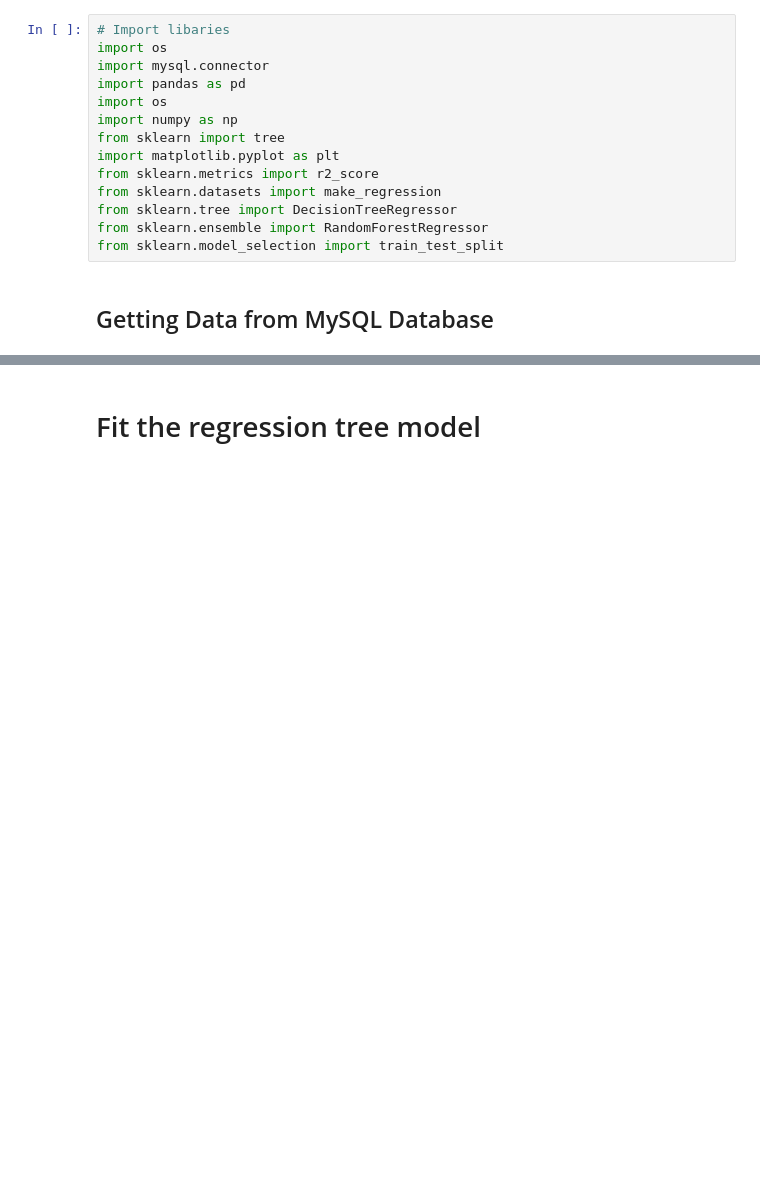
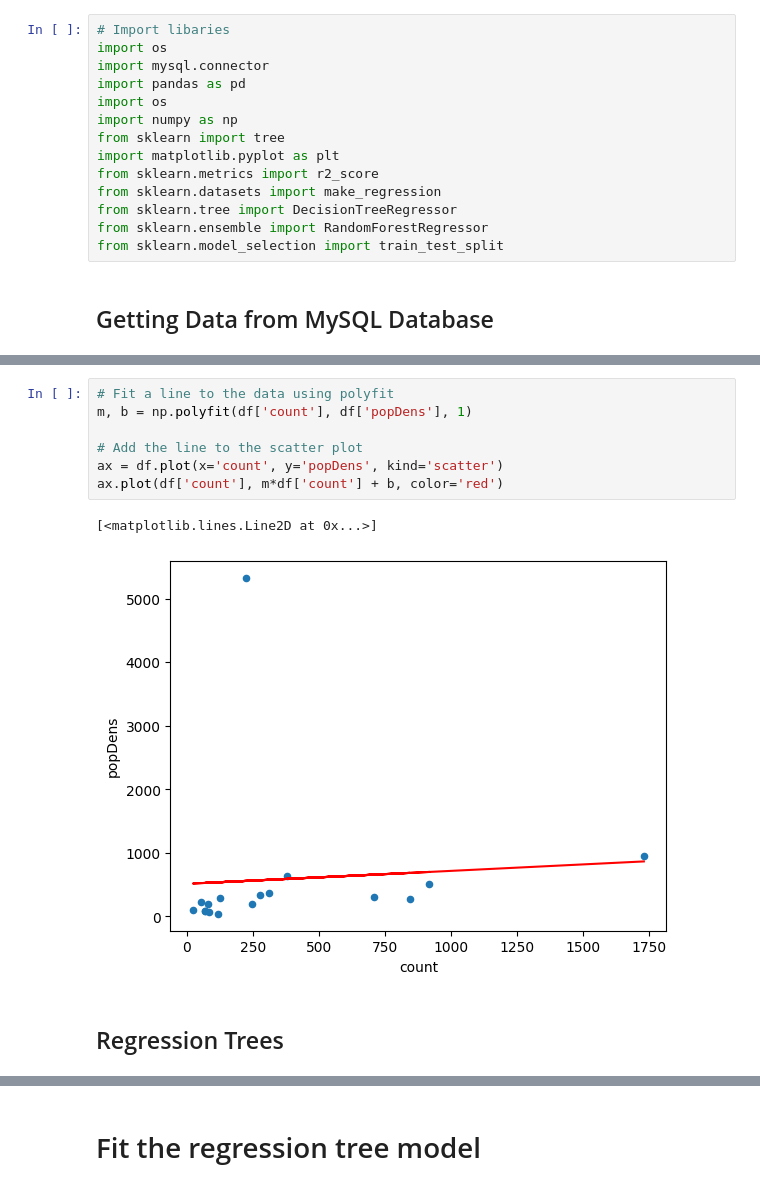
Before and after one commit to matissch/analytics_project, a Jupyter notebook: calculations_of_data.ipynb, the cells around one changed output, grey strips where cells are left out. Cells and saved outputs as stored; diff of their text form; blank space fills up the shorter version.

```diff
--- a/calculations_of_data.ipynb
+++ b/calculations_of_data.ipynb
@@ -95,0 +71,12 @@ Name: count, dtype: int64
+# %%
+# Fit a line to the data using polyfit
+m, b = np.polyfit(df['count'], df['popDens'], 1)
+
+# Add the line to the scatter plot
+ax = df.plot(x='count', y='popDens', kind='scatter')
+ax.plot(df['count'], m*df['count'] + b, color='red')
+# %% [output]
+[<matplotlib.lines.Line2D at 0x...>]
+[figure, added]
+# %% [markdown]
+## Regression Trees
```
Also changed, not shown: parts of 5 cells of this notebook.
